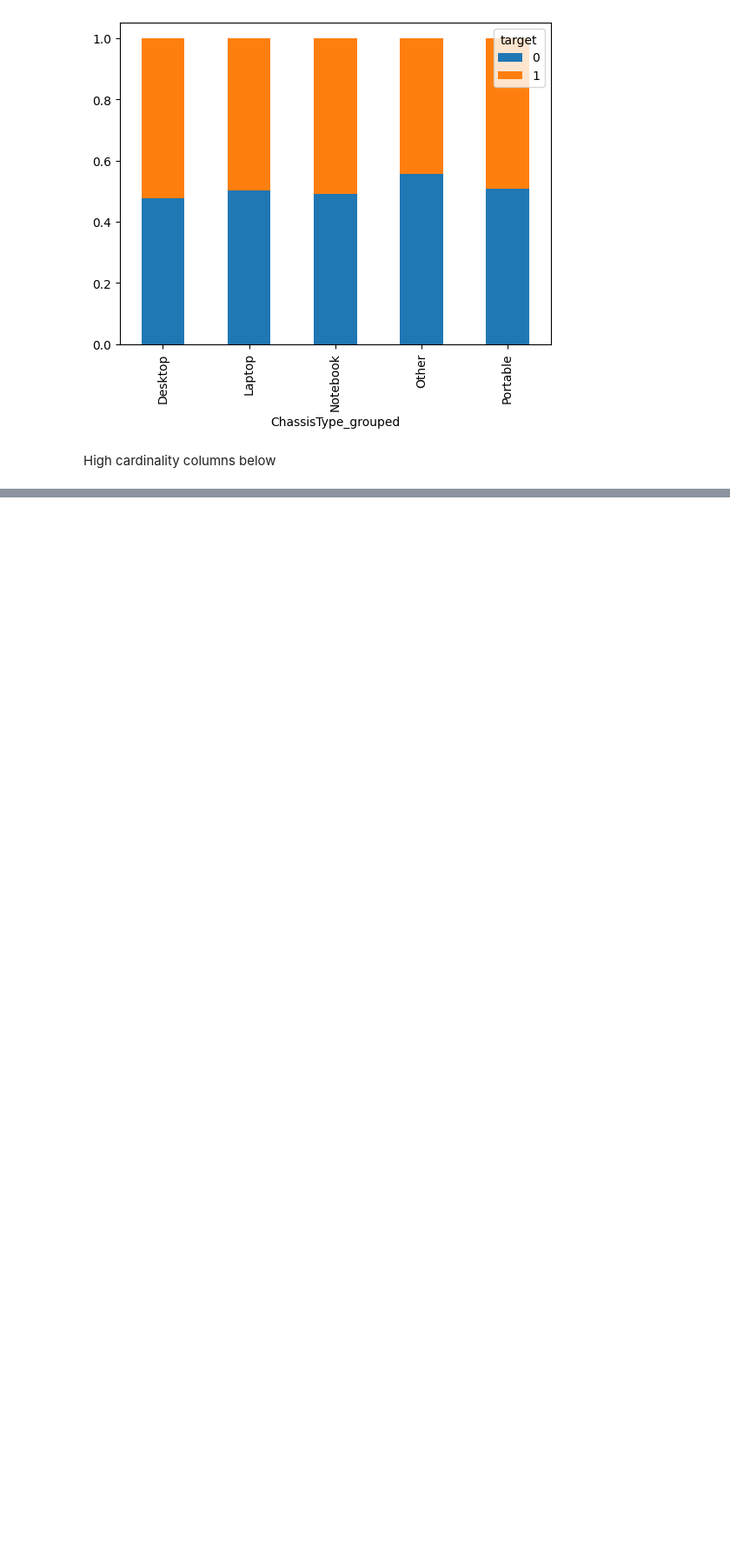
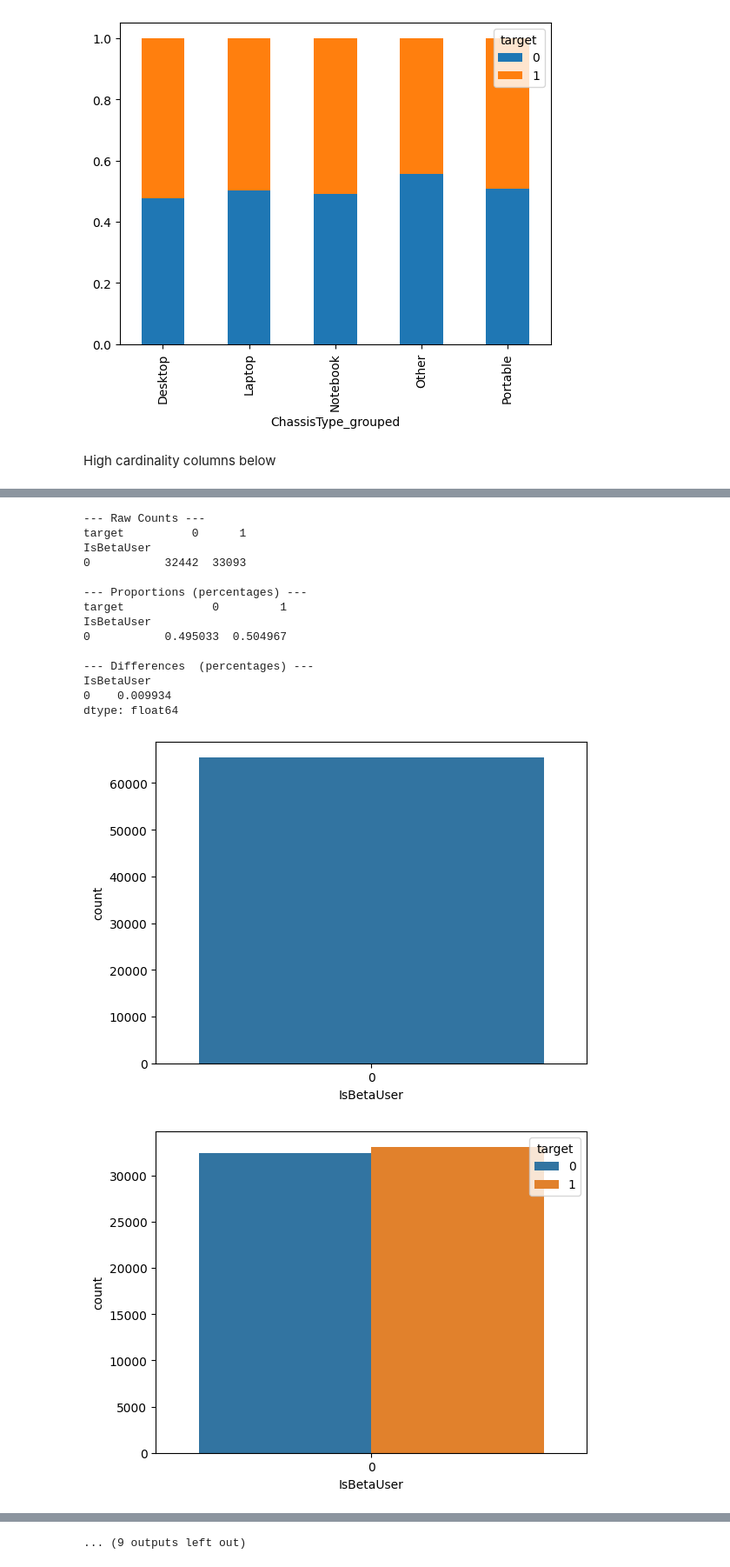
Before and after one commit to KavinKishoreI/System-Threat-Detector-, a Jupyter notebook: src/system_threat_prediction.ipynb, the cells around one changed output, grey strips where cells are left out. Shown at 87% size. Drawn from its saved outputs; the diff is of its cells as text; code cells hidden in the pictures; blank space fills up the shorter version.

```diff
--- a/src/system_threat_prediction.ipynb
+++ b/src/system_threat_prediction.ipynb
@@ -378,0 +409,35 @@ dtype: float64
+# %%
+binary_columns = [
+    'IsBetaUser',
+    'IsPassiveModeEnabled',
+    'HasTpm',
+    'IsSystemProtected',
+    'RealTimeProtectionState',
+    'FirewallEnabled'
+    'IsSecureBootEnabled',
+    'HasOpticalDiskDrive',
+
+
+]
+
+# 2. Loop through each column and create a normalized plot
+for column in binary_columns:
+    # Create the normalized crosstab to get the rates
+   count_ploting(df, affected_df, not_affected_df, column)
+# %% [output]
+--- Raw Counts ---
+target          0      1
+IsBetaUser
+0           32442  33093
+
+--- Proportions (percentages) ---
+target             0         1
+IsBetaUser
+0           0.495033  0.504967
+
+--- Differences  (percentages) ---
+IsBetaUser
+0    0.009934
+dtype: float64
+[figure, added]
+[figure, added]
@@ -379 +485,2 @@ dtype: float64
+... (9 outputs left out)
 # %%
```
Also changed, not shown: parts of 25 cells of this notebook, 2 other files.
